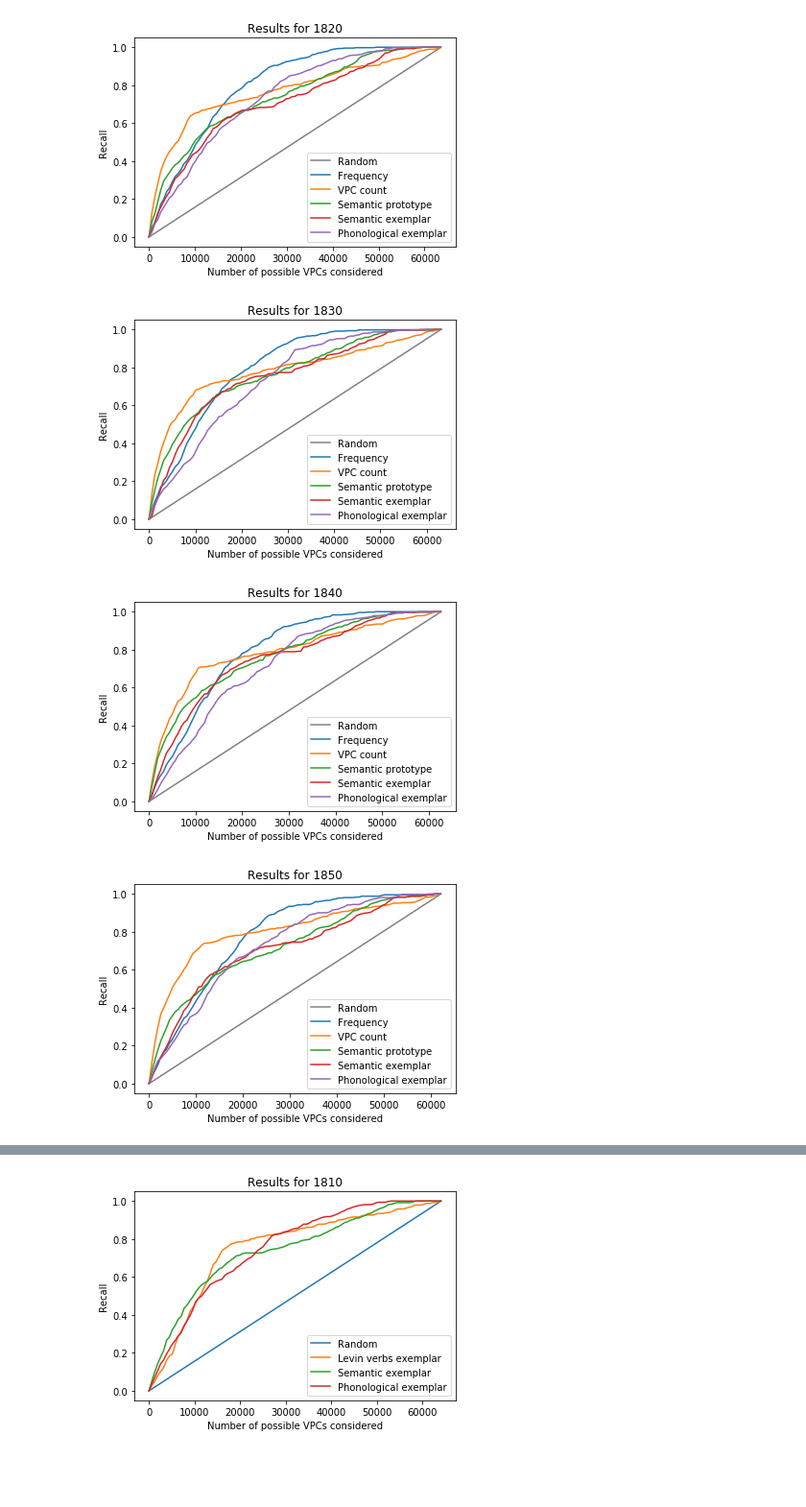
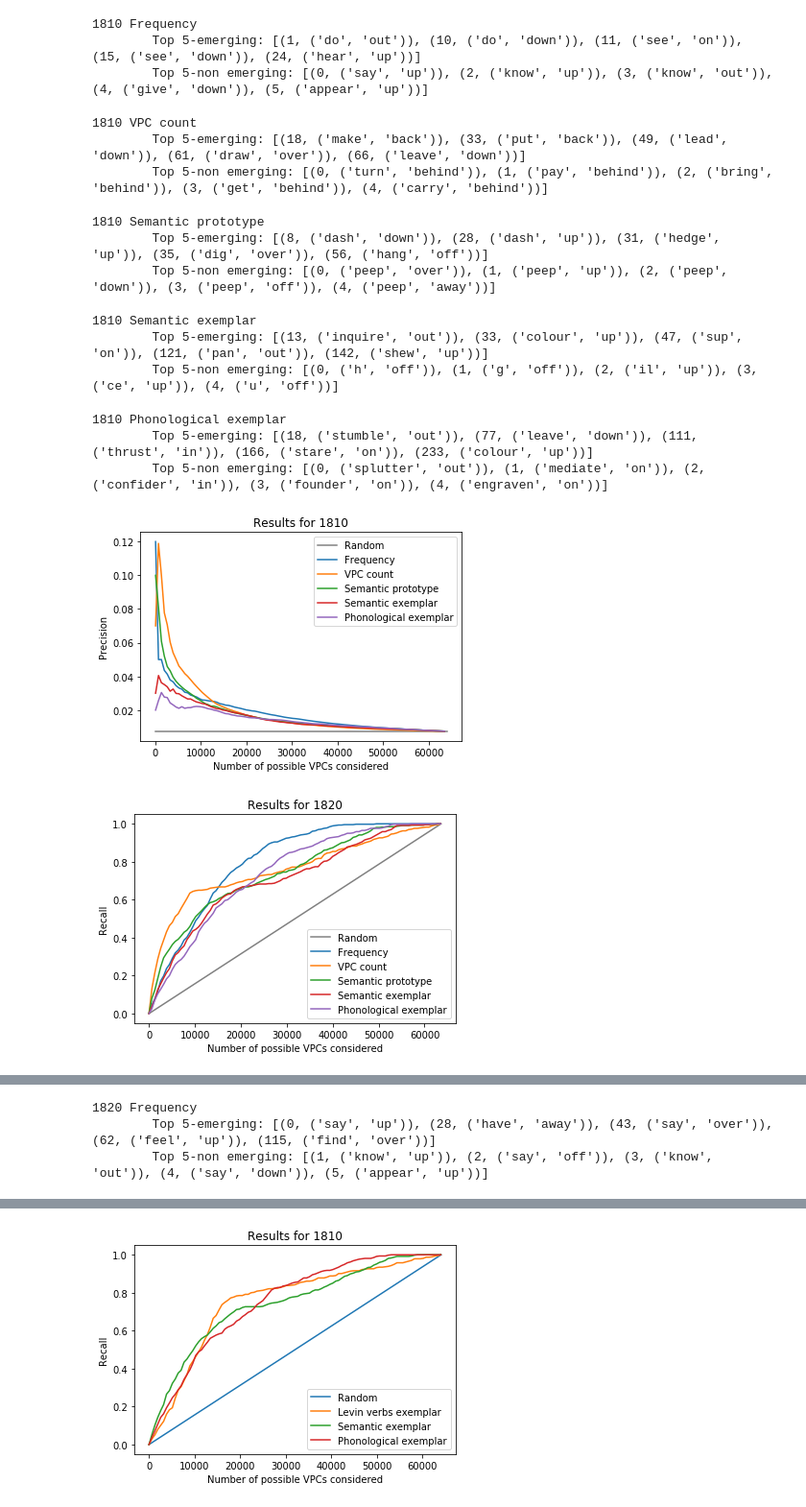
Before and after one commit to juliawatson/verb_particle_constructions, a Jupyter notebook: evaluation.ipynb, the cells around one changed output, grey strips where cells are left out. Shown at 96% size. Cells and saved outputs as stored; diff of their text form; code cells hidden in the pictures; blank space fills up the shorter version.

Commit message:
Creating visualizations and finding examples for paper.

```diff
--- a/evaluation.ipynb
+++ b/evaluation.ipynb
@@ -441,6 +441,17 @@ def evaluate_vpcs(novel_vpcs, ranking, ranking_name=None):
     plt.plot(n_vpcs, recall, label=ranking_name)
 
 
+def evaluate_vpcs_precision(novel_vpcs, ranking, ranking_name=None):
+    for item in novel_vpcs:
+        assert item in ranking, f"{item} not in ranking"
+    n_vpcs = list(range(100, len(ranking), len(ranking) // 100))
+    precision = []
+    for i in tqdm(n_vpcs):
+        curr_n_correct = len([item for item in ranking[:i] if item in novel_vpcs])
+        precision.append(curr_n_correct / i)
+    plt.plot(n_vpcs, precision, label=ranking_name)
+
+
 def get_rank_list(word_to_score):
     words = list(word_to_score.keys())
     return sorted(words, key=lambda x: word_to_score[x], reverse=True)
@@ -455,6 +466,7 @@ def run_experiment(ranking_functions, start_decade=1810, end_decade=2000, save_f
         novel_vpcs = set([
             curr_vpc for curr_vpc, curr_year in VPC_TO_YEAR.items()
             if curr_year == year])
+        # ROC curve
         plt.plot([0, len(POSSIBLE_VPCS) - len(known_vpcs)], [0, 1], label="Random", color="gray")
         for ranking_function in ranking_functions:
             ranking, ranking_name = ranking_function(known_vpcs, year)
@@ -467,6 +479,33 @@ def run_experiment(ranking_functions, start_decade=1810, end_decade=2000, save_f
         if save_figures:
             plt.savefig(f"ROC_curves_{year}.png", dpi=500)
         plt.show()
+
+        # Precision curve
+        random_precision = len(novel_vpcs) / (len(POSSIBLE_VPCS) - len(known_vpcs))
+        plt.plot([0, len(POSSIBLE_VPCS) - len(known_vpcs)],
+                 [random_precision, random_precision], label="Random", color="gray")
+        for ranking_function in ranking_functions:
+            ranking, ranking_name = ranking_function(known_vpcs, year)
+            ranking = get_rank_list(ranking)
+            evaluate_vpcs_precision(novel_vpcs, ranking, ranking_name=ranking_name)
+
+            # Print 5 highest ranked and 5 lowest ranked VPCs that emerge this decade.
+            ranking_for_emerging = [
+                (i, item) for i, item in enumerate(ranking) if item in novel_vpcs]
+            ranking_for_non_emerging = [
+                (i, item) for i, item in enumerate(ranking) if item not in novel_vpcs]
+            print(f"{year} {ranking_name}")
+            print(f"\tTop 5-emerging: {ranking_for_emerging[:5]}")
+            print(f"\tTop 5-non emerging: {ranking_for_non_emerging[:5]}")
+
+        plt.xlabel("Number of possible VPCs considered")
+        plt.ylabel("Precision")
+        plt.legend()
+        plt.title(f"Results for {year}")
+        if save_figures:
+            plt.savefig(f"precision_curves_{year}.png", dpi=500)
+        plt.show()
+
         known_vpcs.update(novel_vpcs)
 
 
@@ -481,4 +520,17 @@ run_experiment(
+1810 Frequency
+        Top 5-emerging: [(1, ('do', 'out')), (10, ('do', 'down')), (11, ('see', 'on')), (15, ('see', 'down')), (24, ('hear', 'up'))]
+        Top 5-non emerging: [(0, ('say', 'up')), (2, ('know', 'up')), (3, ('know', 'out')), (4, ('give', 'down')), (5, ('appear', 'up'))]
+1810 VPC count
+        Top 5-emerging: [(18, ('make', 'back')), (33, ('put', 'back')), (49, ('lead', 'down')), (61, ('draw', 'over')), (66, ('leave', 'down'))]
+        Top 5-non emerging: [(0, ('turn', 'behind')), (1, ('pay', 'behind')), (2, ('bring', 'behind')), (3, ('get', 'behind')), (4, ('carry', 'behind'))]
+1810 Semantic prototype
+        Top 5-emerging: [(8, ('dash', 'down')), (28, ('dash', 'up')), (31, ('hedge', 'up')), (35, ('dig', 'over')), (56, ('hang', 'off'))]
+        Top 5-non emerging: [(0, ('peep', 'over')), (1, ('peep', 'up')), (2, ('peep', 'down')), (3, ('peep', 'off')), (4, ('peep', 'away'))]
+1810 Semantic exemplar
+        Top 5-emerging: [(13, ('inquire', 'out')), (33, ('colour', 'up')), (47, ('sup', 'on')), (121, ('pan', 'out')), (142, ('shew', 'up'))]
+        Top 5-non emerging: [(0, ('h', 'off')), (1, ('g', 'off')), (2, ('il', 'up')), (3, ('ce', 'up')), (4, ('u', 'off'))]
+1810 Phonological exemplar
+        Top 5-emerging: [(18, ('stumble', 'out')), (77, ('leave', 'down')), (111, ('thrust', 'in')), (166, ('stare', 'on')), (233, ('colour', 'up'))]
+        Top 5-non emerging: [(0, ('splutter', 'out')), (1, ('mediate', 'on')), (2, ('confider', 'in')), (3, ('founder', 'on')), (4, ('engraven', 'on'))]
-[figure, old version]
+[figure, new version]
-[figure, old version]
+[figure, new version]
-[figure, removed]
-[figure, removed]
@@ -492,0 +537,3 @@ run_experiment(
+1820 Frequency
+        Top 5-emerging: [(0, ('say', 'up')), (28, ('have', 'away')), (43, ('say', 'over')), (62, ('feel', 'up')), (115, ('find', 'over'))]
+        Top 5-non emerging: [(1, ('know', 'up')), (2, ('say', 'off')), (3, ('know', 'out')), (4, ('say', 'down')), (5, ('appear', 'up'))]
```
Also changed, not shown: parts of 3 cells of this notebook, 1 other file.
